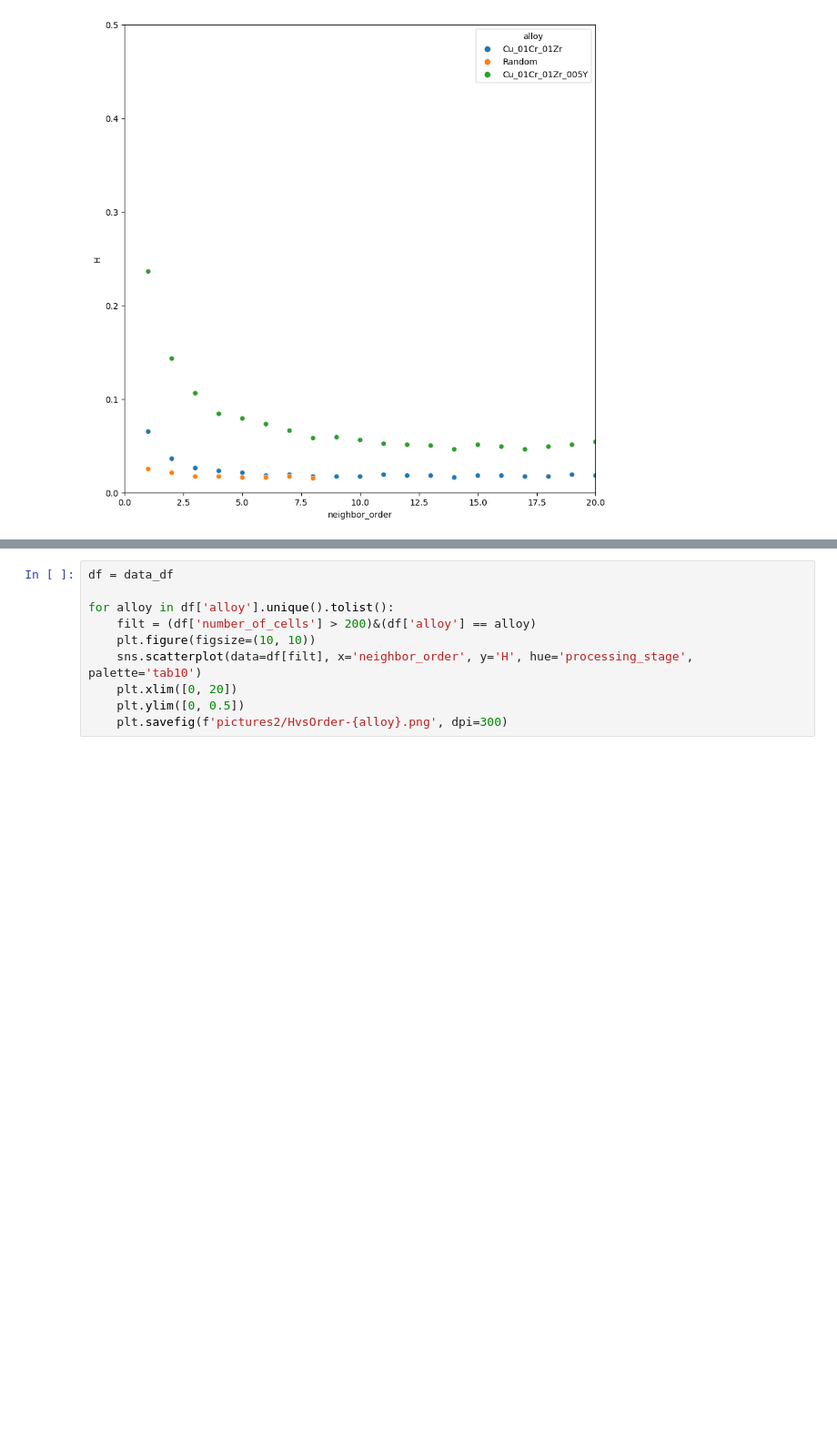
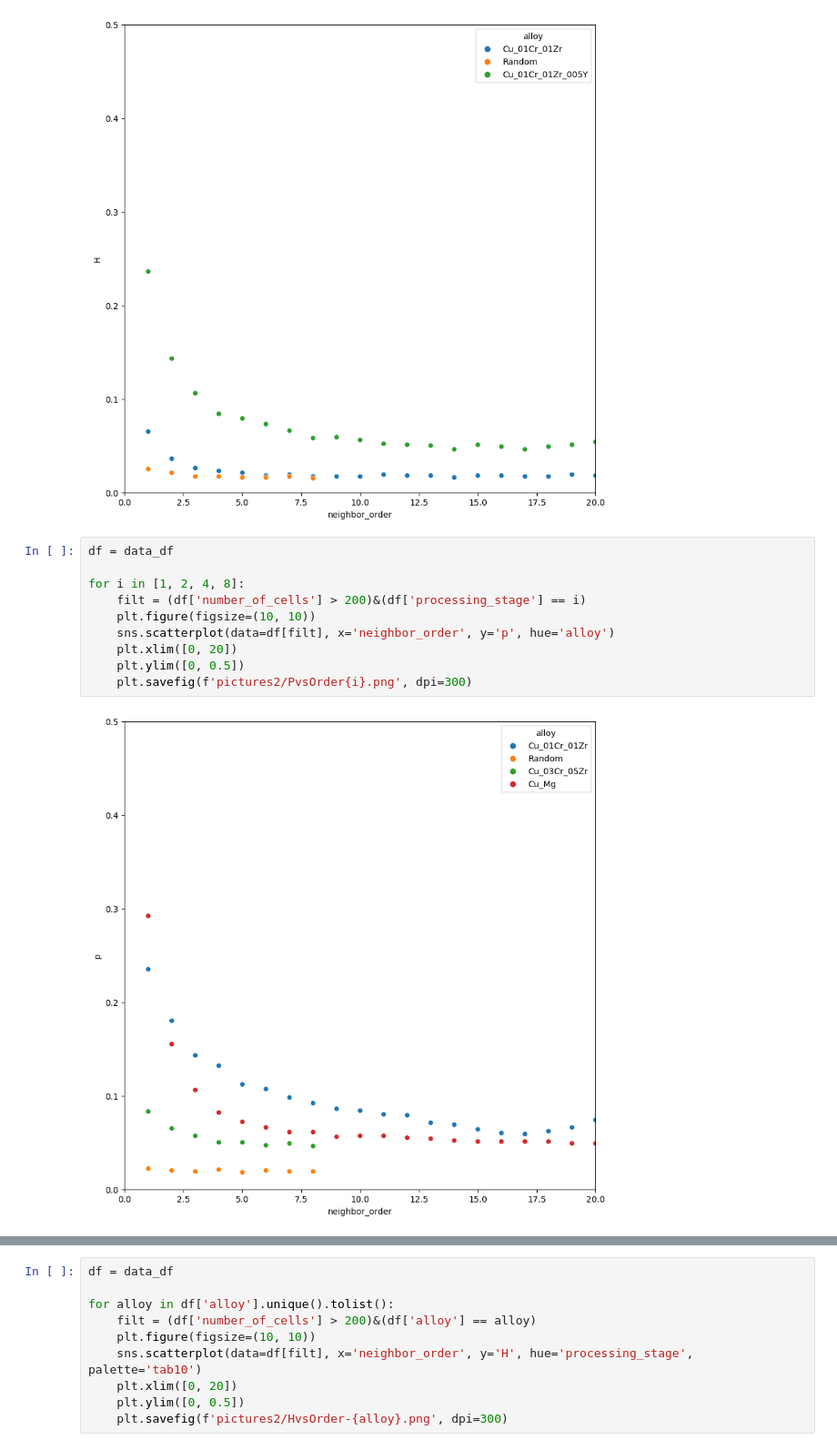
Before and after one commit to PRISBteam/Voronoi_PCC_Analyser, a Jupyter notebook: Experimental2.ipynb, the cells around one changed output, grey strips where cells are left out. Shown at 91% size. Drawn from its saved outputs; the diff is of its cells as text; blank space fills up the shorter version.

```diff
--- a/Experimental2.ipynb
+++ b/Experimental2.ipynb
@@ -884,3 +884,15 @@ for i in [1, 2, 4, 8]:
 [figure]
 [figure]
 [figure]
+# %%
+df = data_df
+
+for i in [1, 2, 4, 8]:
+    filt = (df['number_of_cells'] > 200)&(df['processing_stage'] == i)
+    plt.figure(figsize=(10, 10))
+    sns.scatterplot(data=df[filt], x='neighbor_order', y='p', hue='alloy')
+    plt.xlim([0, 20])
+    plt.ylim([0, 0.5])
+    plt.savefig(f'pictures2/PvsOrder{i}.png', dpi=300)
+# %% [output]
+[figure, added]
```
Also changed, not shown: parts of 15 cells of this notebook.
